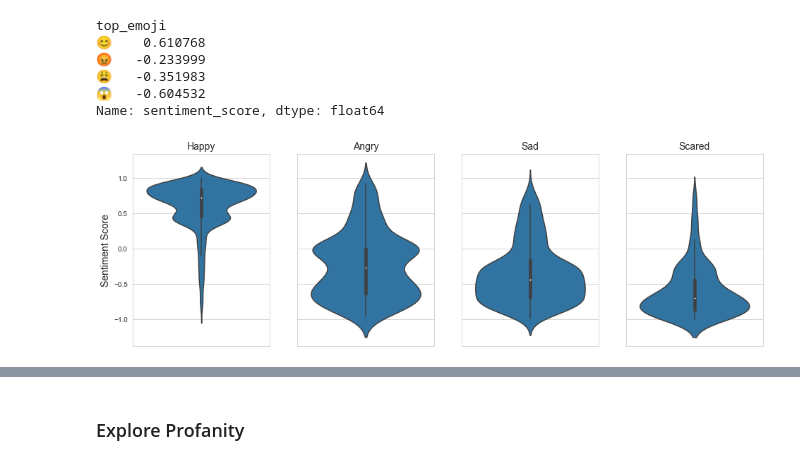
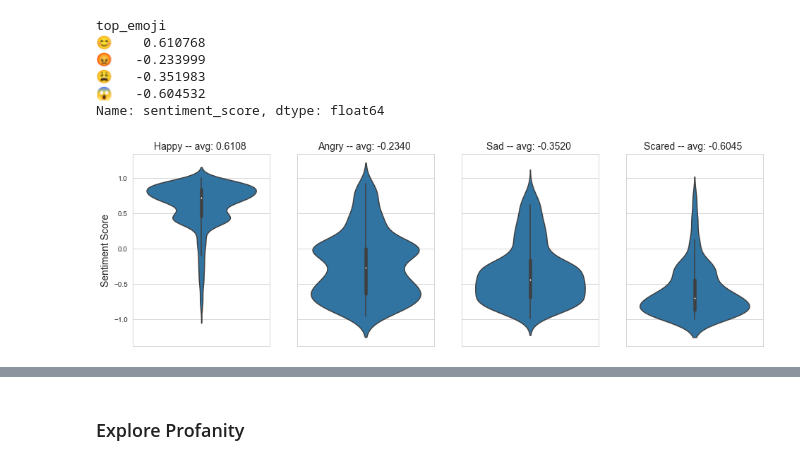
Before and after one commit to bmccabe96/Emoji_Analysis, a Jupyter notebook: Analysis/Exploratory_Analysis_NEW.ipynb, the cells around one changed output, grey strips where cells are left out. Saved outputs shown, nothing was run; the diff lists cells and outputs as text; code cells hidden in the pictures.

Commit message:
wrote in analysis for various violin plots

```diff
--- a/Analysis/Exploratory_Analysis_NEW.ipynb
+++ b/Analysis/Exploratory_Analysis_NEW.ipynb
@@ -584,15 +595,16 @@ Name: sentiment_score, dtype: float64
 # %%
 fig, axes = plt.subplots(nrows=1, ncols=4, figsize=(16,5), sharey=True, )
 titles = ['Happy', 'Angry', 'Sad', 'Scared']
 
 
 for i, emoji in enumerate(new_df.groupby('top_emoji').mean().sentiment_score.index):
     sns.violinplot(y=new_df[new_df.top_emoji==emoji].sentiment_score, ax=axes[i])
-    axes[i].set_title(titles[i], fontsize=14)
+    val = new_df[new_df.top_emoji == emoji].sentiment_score.mean()
+    axes[i].set_title(f"{titles[i]} -- avg: {val:.4f} ", fontsize=14)
     if i == 0:
         axes[i].set_ylabel("Sentiment Score", fontsize=14)
     else:
         axes[i].set_ylabel("")
 plt.show()
 # %% [output]
-[figure, old version]
+[figure, new version]
```
Also changed, not shown: parts of 16 cells of this notebook, 1 other file.
